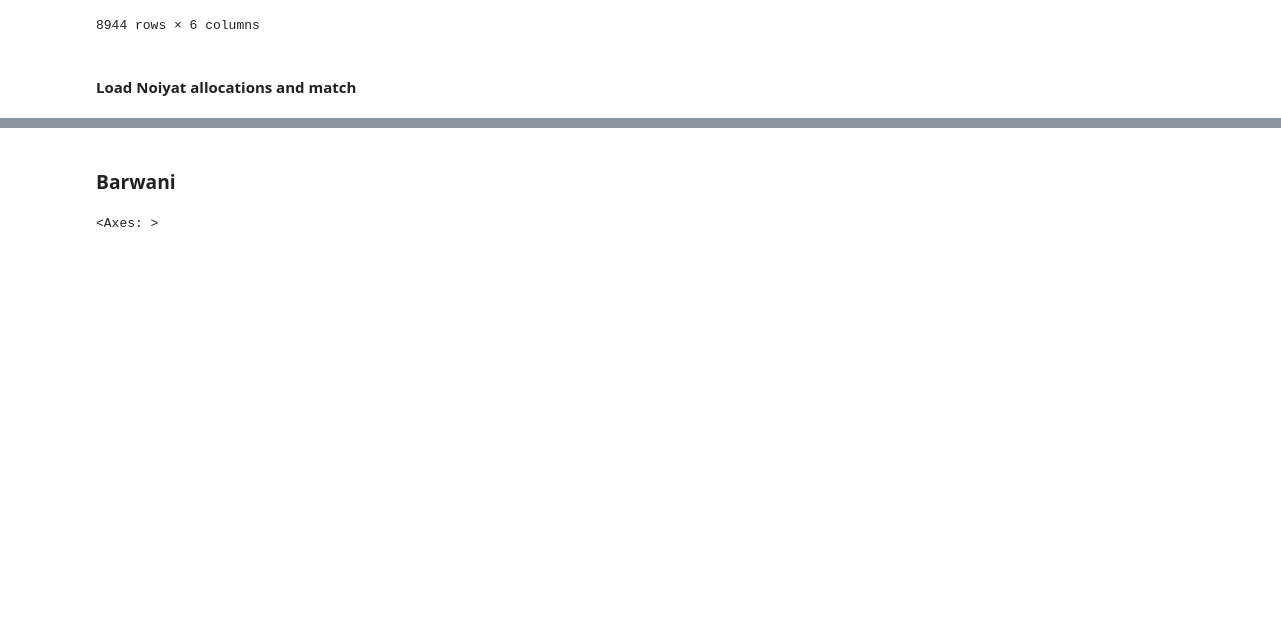
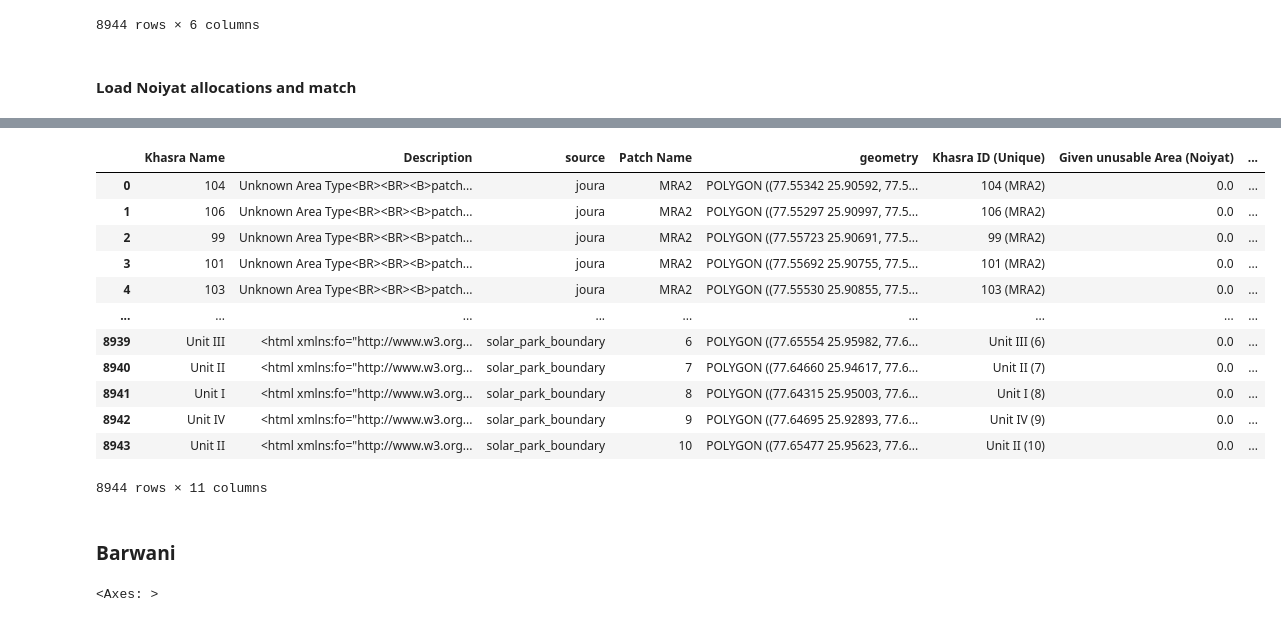
Before and after one commit to IDinsight/idinsight-solar-parks, a Jupyter notebook: notebooks/solar_parks_01_preprocessing.ipynb, the cells around one changed output, grey strips where cells are left out. Saved outputs shown, nothing was run; the diff lists cells and outputs as text; code cells hidden in the pictures; blank space fills up the shorter version.

```diff
--- a/notebooks/solar_parks_01_preprocessing.ipynb
+++ b/notebooks/solar_parks_01_preprocessing.ipynb
@@ -545,2 +552,26 @@ morena_gdf_merged
+# %%
+morena_gdf_merged["Original Area (ha)"] = morena_gdf_merged.to_crs(INDIA_PROJECTED_CRS).area / 10000
+# %%
+morena_gdf_merged["% unusable Area (Noiyat)"] = morena_gdf_merged["Given unusable Area (Noiyat)"] / morena_gdf_merged["Original Area (ha)"]
+# set max to 100 and min to 0 for any weird values
+morena_gdf_merged["% unusable Area (Noiyat)"] = morena_gdf_merged["% unusable Area (Noiyat)"].clip(0, 100)
+# if Fully Unusable (Noiyat) is True, then set % unusable Area (Noiyat) to 100
+morena_gdf_merged.loc[morena_gdf_merged["Fully Unusable (Noiyat)"], "% unusable Area (Noiyat)"] = 100
+# %%
+morena_gdf_merged
+# %% [output]
+|  | Khasra Name | Description | source | Patch Name | geometry | Khasra ID (Unique) | Given unusable Area (Noiyat) | ... |
+| 0 | 104 | Unknown Area Type<BR><BR><B>patch... | joura | MRA2 | POLYGON ((77.55342 25.90592, 77.5... | 104 (MRA2) | 0.0 | ... |
+| 1 | 106 | Unknown Area Type<BR><BR><B>patch... | joura | MRA2 | POLYGON ((77.55297 25.90997, 77.5... | 106 (MRA2) | 0.0 | ... |
+| 2 | 99 | Unknown Area Type<BR><BR><B>patch... | joura | MRA2 | POLYGON ((77.55723 25.90691, 77.5... | 99 (MRA2) | 0.0 | ... |
+| 3 | 101 | Unknown Area Type<BR><BR><B>patch... | joura | MRA2 | POLYGON ((77.55692 25.90755, 77.5... | 101 (MRA2) | 0.0 | ... |
+| 4 | 103 | Unknown Area Type<BR><BR><B>patch... | joura | MRA2 | POLYGON ((77.55530 25.90855, 77.5... | 103 (MRA2) | 0.0 | ... |
+| ... | ... | ... | ... | ... | ... | ... | ... | ... |
+| 8939 | Unit III | <html xmlns:fo="http://www.w3.org... | solar_park_boundary | 6 | POLYGON ((77.65554 25.95982, 77.6... | Unit III (6) | 0.0 | ... |
+| 8940 | Unit II | <html xmlns:fo="http://www.w3.org... | solar_park_boundary | 7 | POLYGON ((77.64660 25.94617, 77.6... | Unit II (7) | 0.0 | ... |
+| 8941 | Unit I | <html xmlns:fo="http://www.w3.org... | solar_park_boundary | 8 | POLYGON ((77.64315 25.95003, 77.6... | Unit I (8) | 0.0 | ... |
+| 8942 | Unit IV | <html xmlns:fo="http://www.w3.org... | solar_park_boundary | 9 | POLYGON ((77.64695 25.92893, 77.6... | Unit IV (9) | 0.0 | ... |
+| 8943 | Unit II | <html xmlns:fo="http://www.w3.org... | solar_park_boundary | 10 | POLYGON ((77.65477 25.95623, 77.6... | Unit II (10) | 0.0 | ... |
+8944 rows × 11 columns
 # %%
 save_shapefiles(
```
Also changed, not shown: parts of 5 cells of this notebook.
